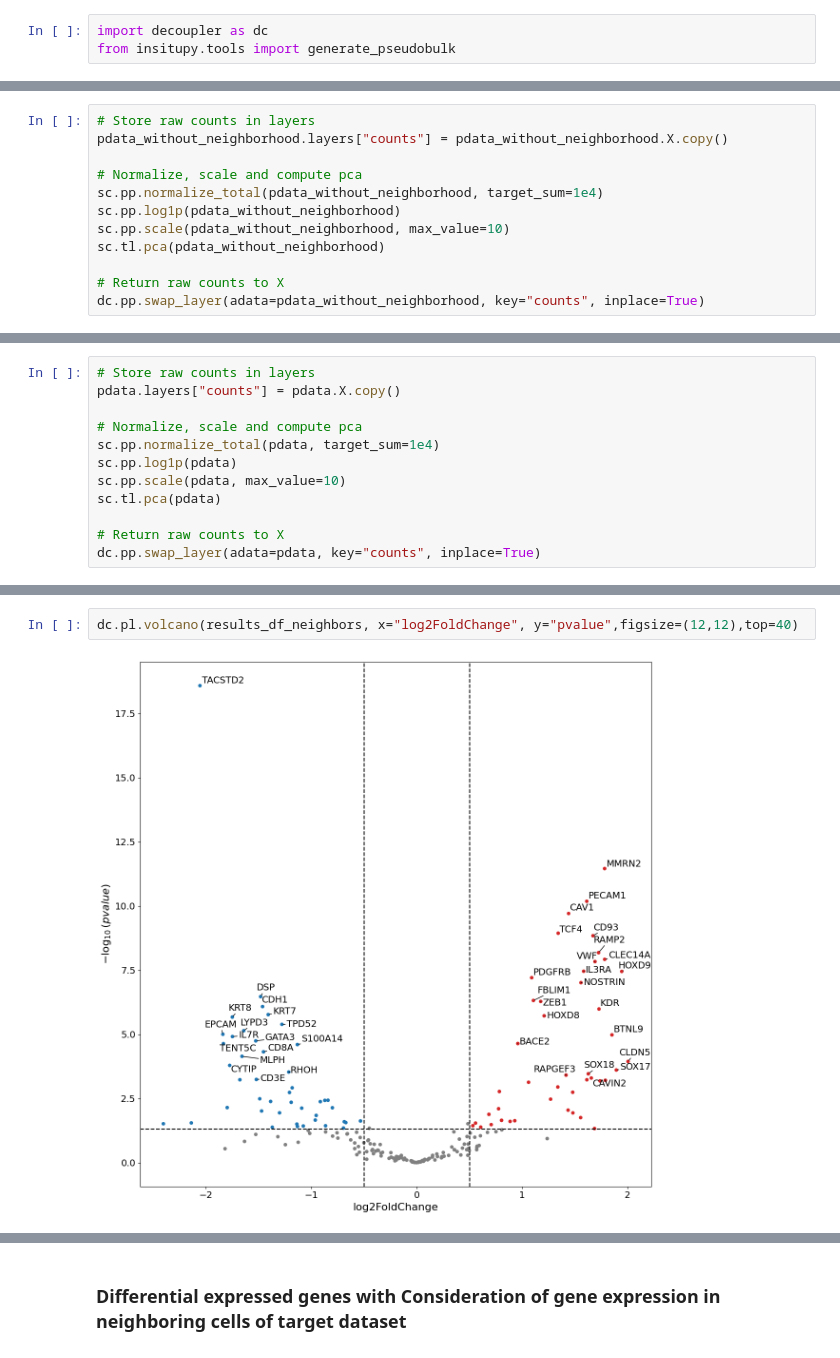
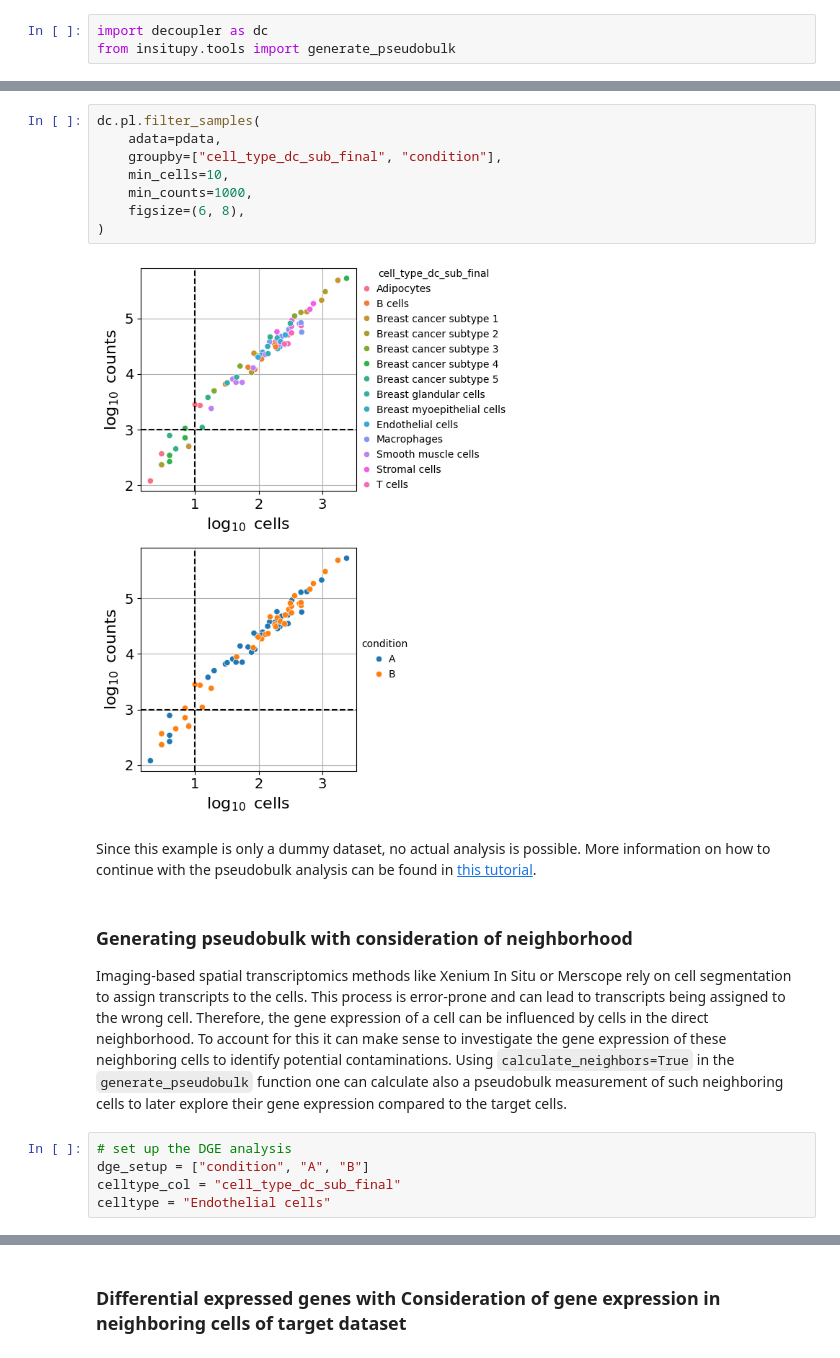
Before and after one commit to SpatialPathology/InSituPy, a Jupyter notebook: docs/source/tutorials/03_multisample_analysis/pseudobulk_tutorial.ipynb, the cells around one changed output, grey strips where cells are left out. Saved outputs shown, nothing was run; the diff lists cells and outputs as text.

```diff
--- a/docs/source/tutorials/03_multisample_analysis/pseudobulk_tutorial.ipynb
+++ b/docs/source/tutorials/03_multisample_analysis/pseudobulk_tutorial.ipynb
@@ -150,12 +86,0 @@ dc.pl.obsbar(adata=pdata_without_neighborhood, y="cell_type_dc", hue="condition"
-# %%
-# Store raw counts in layers
-pdata_without_neighborhood.layers["counts"] = pdata_without_neighborhood.X.copy()
-
-# Normalize, scale and compute pca
-sc.pp.normalize_total(pdata_without_neighborhood, target_sum=1e4)
-sc.pp.log1p(pdata_without_neighborhood)
-sc.pp.scale(pdata_without_neighborhood, max_value=10)
-sc.tl.pca(pdata_without_neighborhood)
-
-# Return raw counts to X
-dc.pp.swap_layer(adata=pdata_without_neighborhood, key="counts", inplace=True)
@@ -519,12 +117,0 @@ dc.pl.obsbar(adata=pdata, y="cell_type_dc", hue="condition", figsize=(10, 8))
-# %%
-# Store raw counts in layers
-pdata.layers["counts"] = pdata.X.copy()
-
-# Normalize, scale and compute pca
-sc.pp.normalize_total(pdata, target_sum=1e4)
-sc.pp.log1p(pdata)
-sc.pp.scale(pdata, max_value=10)
-sc.tl.pca(pdata)
-
-# Return raw counts to X
-dc.pp.swap_layer(adata=pdata, key="counts", inplace=True)
@@ -820,4 +118,21 @@ results_df_neighbors
-# %%
-dc.pl.volcano(results_df_neighbors, x="log2FoldChange", y="pvalue",figsize=(12,12),top=40)
-# %% [output]
-[figure, removed]
+# %%
+dc.pl.filter_samples(
+    adata=pdata,
+    groupby=["cell_type_dc_sub_final", "condition"],
+    min_cells=10,
+    min_counts=1000,
+    figsize=(6, 8),
+)
+# %% [output]
+[figure, added]
+# %% [markdown]
+Since this example is only a dummy dataset, no actual analysis is possible. More information on how to continue with the pseudobulk analysis can be found in [this tutorial](https://decoupler.readthedocs.io/en/latest/notebooks/scell/rna_psbk.html#pseudobulking).
+# %% [markdown]
+### Generating pseudobulk with consideration of neighborhood
+
+Imaging-based spatial transcriptomics methods like Xenium In Situ or Merscope rely on cell segmentation to assign transcripts to the cells. This process is error-prone and can lead to transcripts being assigned to the wrong cell. Therefore, the gene expression of a cell can be influenced by cells in the direct neighborhood. To account for this it can make sense to investigate the gene expression of these neighboring cells to identify potential contaminations. Using `calculate_neighbors=True` in the `generate_pseudobulk` function one can calculate also a pseudobulk measurement of such neighboring cells to later explore their gene expression compared to the target cells.
+# %%
+# set up the DGE analysis
+dge_setup = ["condition", "A", "B"]
+celltype_col = "cell_type_dc_sub_final"
+celltype = "Endothelial cells"
```
Also changed, not shown: parts of 100 cells of this notebook, 8 other files.
